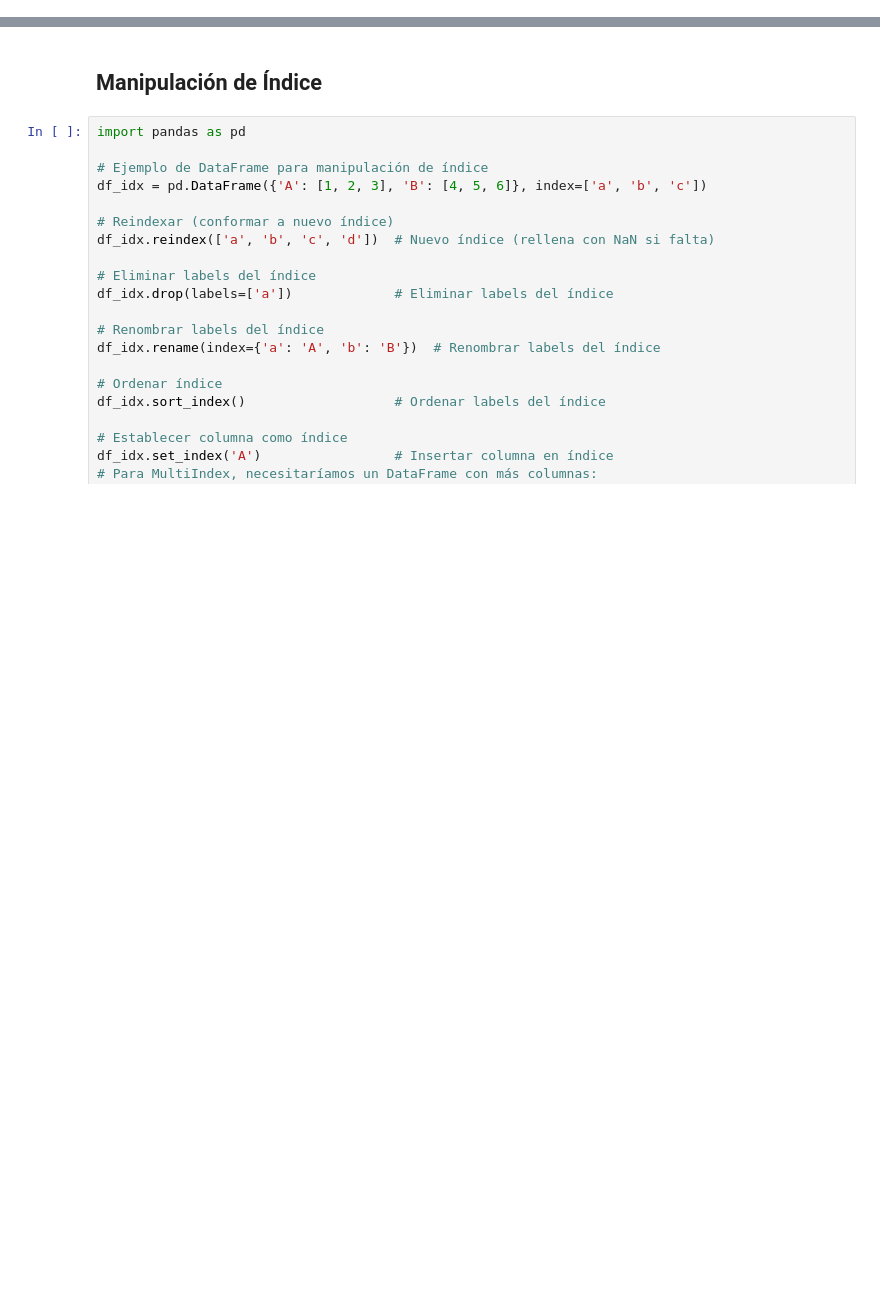
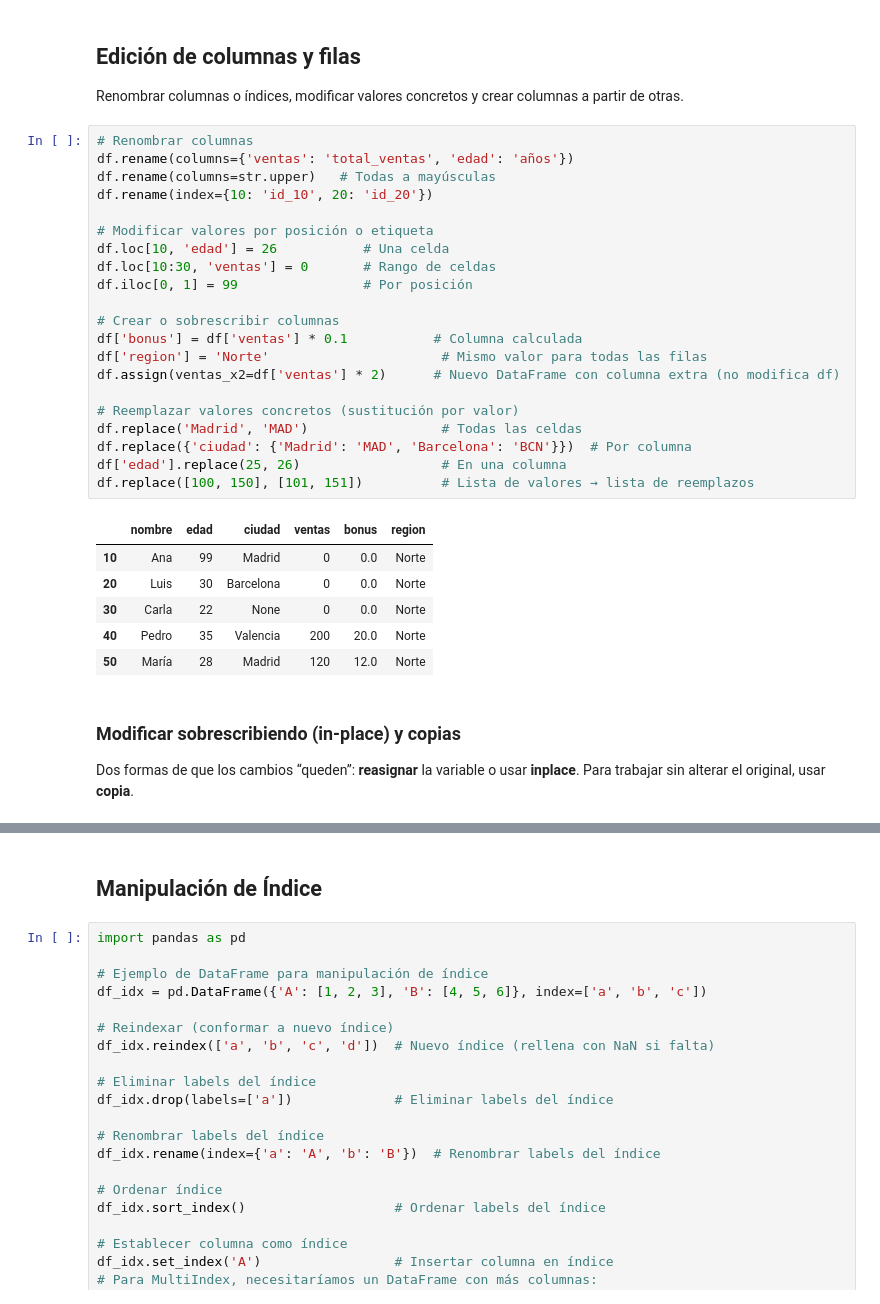
Before and after one commit to albino-babuino/cheat-sheets-ia, a Jupyter notebook: 04-pandas/04.03-pandas-data-manipulation.ipynb, the cells around one changed output, grey strips where cells are left out. Saved outputs shown, nothing was run; the diff lists cells and outputs as text; blank space fills up the shorter version.

```diff
--- a/04-pandas/04.03-pandas-data-manipulation.ipynb
+++ b/04-pandas/04.03-pandas-data-manipulation.ipynb
@@ -6,0 +64,36 @@ Este notebook cubre la manipulación de datos en Pandas: agregar/eliminar column
+# %% [markdown]
+## Edición de columnas y filas
+
+Renombrar columnas o índices, modificar valores concretos y crear columnas a partir de otras.
+# %%
+# Renombrar columnas
+df.rename(columns={'ventas': 'total_ventas', 'edad': 'años'})
+df.rename(columns=str.upper)   # Todas a mayúsculas
+df.rename(index={10: 'id_10', 20: 'id_20'})
+
+# Modificar valores por posición o etiqueta
+df.loc[10, 'edad'] = 26           # Una celda
+df.loc[10:30, 'ventas'] = 0       # Rango de celdas
+df.iloc[0, 1] = 99                # Por posición
+
+# Crear o sobrescribir columnas
+df['bonus'] = df['ventas'] * 0.1           # Columna calculada
+df['region'] = 'Norte'                      # Mismo valor para todas las filas
+df.assign(ventas_x2=df['ventas'] * 2)      # Nuevo DataFrame con columna extra (no modifica df)
+
+# Reemplazar valores concretos (sustitución por valor)
+df.replace('Madrid', 'MAD')                 # Todas las celdas
+df.replace({'ciudad': {'Madrid': 'MAD', 'Barcelona': 'BCN'}})  # Por columna
+df['edad'].replace(25, 26)                  # En una columna
+df.replace([100, 150], [101, 151])          # Lista de valores → lista de reemplazos
+# %% [output]
+|  | nombre | edad | ciudad | ventas | bonus | region |
+| 10 | Ana | 99 | Madrid | 0 | 0.0 | Norte |
+| 20 | Luis | 30 | Barcelona | 0 | 0.0 | Norte |
+| 30 | Carla | 22 | None | 0 | 0.0 | Norte |
+| 40 | Pedro | 35 | Valencia | 200 | 20.0 | Norte |
+| 50 | María | 28 | Madrid | 120 | 12.0 | Norte |
+# %% [markdown]
+### Modificar sobrescribiendo (in-place) y copias
+
+Dos formas de que los cambios “queden”: **reasignar** la variable o usar **inplace**. Para trabajar sin alterar el original, usar **copia**.
```
Also changed, not shown: parts of 12 cells of this notebook, 12 other files.
